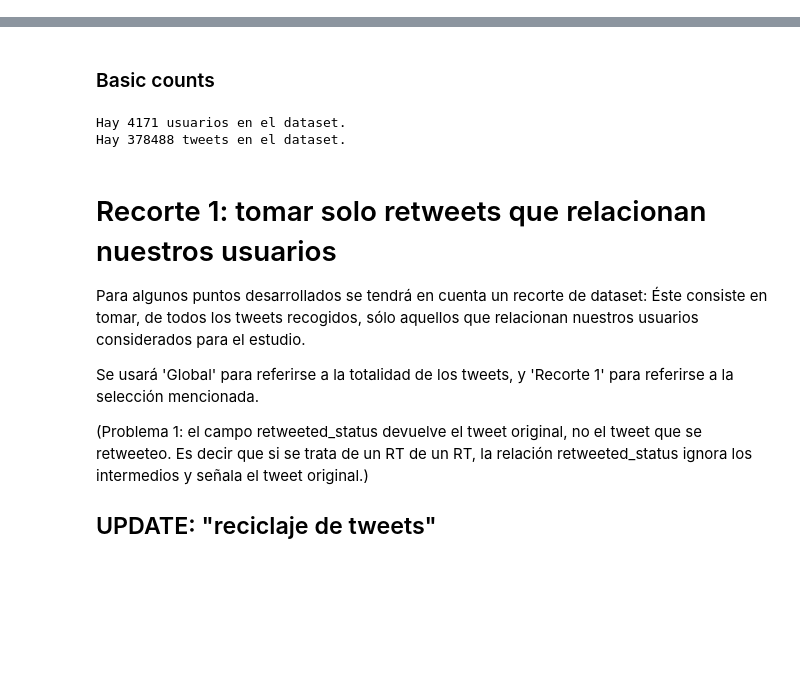
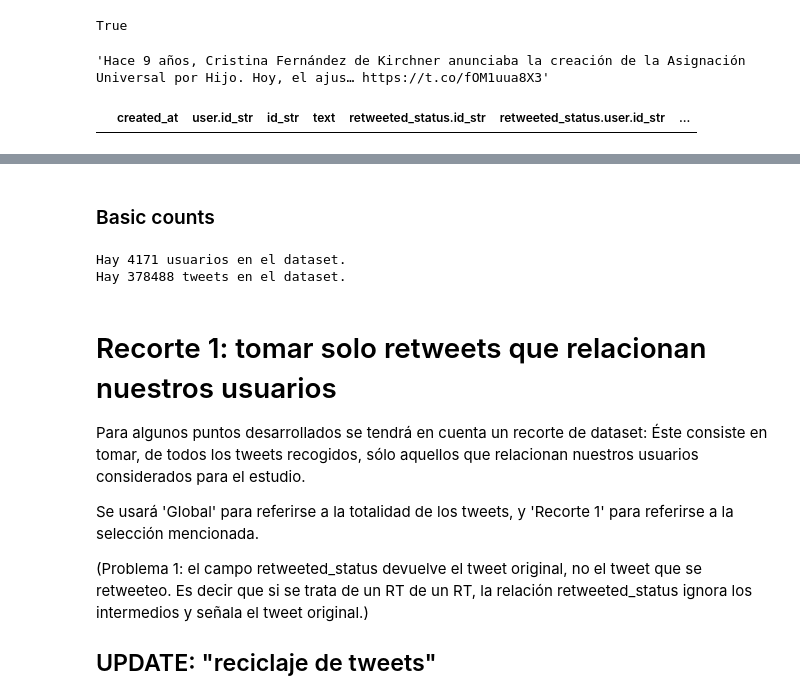
Before and after one commit to emeriles/sna-famaf, a Jupyter notebook: notebook/eda/src_Exploratory_visualization_corrected.ipynb, the cells around one changed output, grey strips where cells are left out. Saved outputs shown, nothing was run; the diff lists cells and outputs as text; code cells hidden in the pictures; blank space fills up the shorter version.

```diff
--- a/tw_dataset/Exploratory_visualization_corrected.ipynb
+++ b/notebook/eda/src_Exploratory_visualization_corrected.ipynb
@@ -20,9 +20,9 @@ dtypes = {
 df = pd.read_csv(csv_path, dtype=dtypes)
 
 # parse dates
-datetime_cols = [c for c in df.columns if 'created_at' in c]
-for c in datetime_cols:
-    df[c] = pd.to_datetime(df[c])
+# datetime_cols = [c for c in df.columns if 'created_at' in c]
+# for c in datetime_cols:
+#     df[c] = pd.to_datetime(df[c])
 
-# reemplazar nombre de columnas: . por __ para sintactic sugar de pandas.
-df.rename(columns=lambda x: x.replace('.', '__'), inplace=True)
+# # reemplazar nombre de columnas: . por __ para sintactic sugar de pandas.
+# df.rename(columns=lambda x: x.replace('.', '__'), inplace=True)
@@ -28,0 +50,13 @@ df.rename(columns=lambda x: x.replace('.', '__'), inplace=True)
+# %%
+pd.isna(getattr(t, 'quoted_status_id_str'))
+# %% [output]
+True
+# %%
+df[df.id_str == '1056924575580254208'].text.values[0]
+# %% [output]
+'Hace 9 años, Cristina Fernández de Kirchner anunciaba la creación de la Asignación Universal por Hijo. Hoy, el ajus… https://t.co/fOM1uua8X3'
+# %%
+id_s = '118732136'
+df[(df['user.id_str'] == id_s) | (df['retweeted_status.user.id_str'] == id_s)]
+# %% [output]
+|  | created_at | user.id_str | id_str | text | retweeted_status.id_str | retweeted_status.user.id_str | ... |
```
Also changed, not shown: parts of 2 cells of this notebook, 23 other files.
